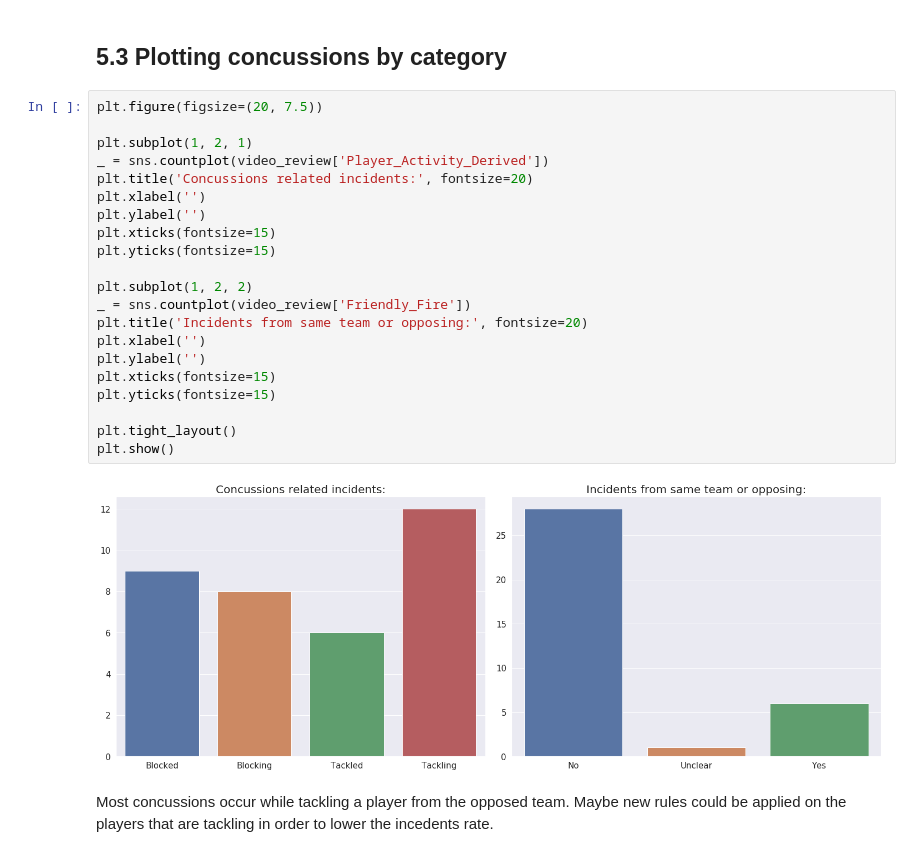
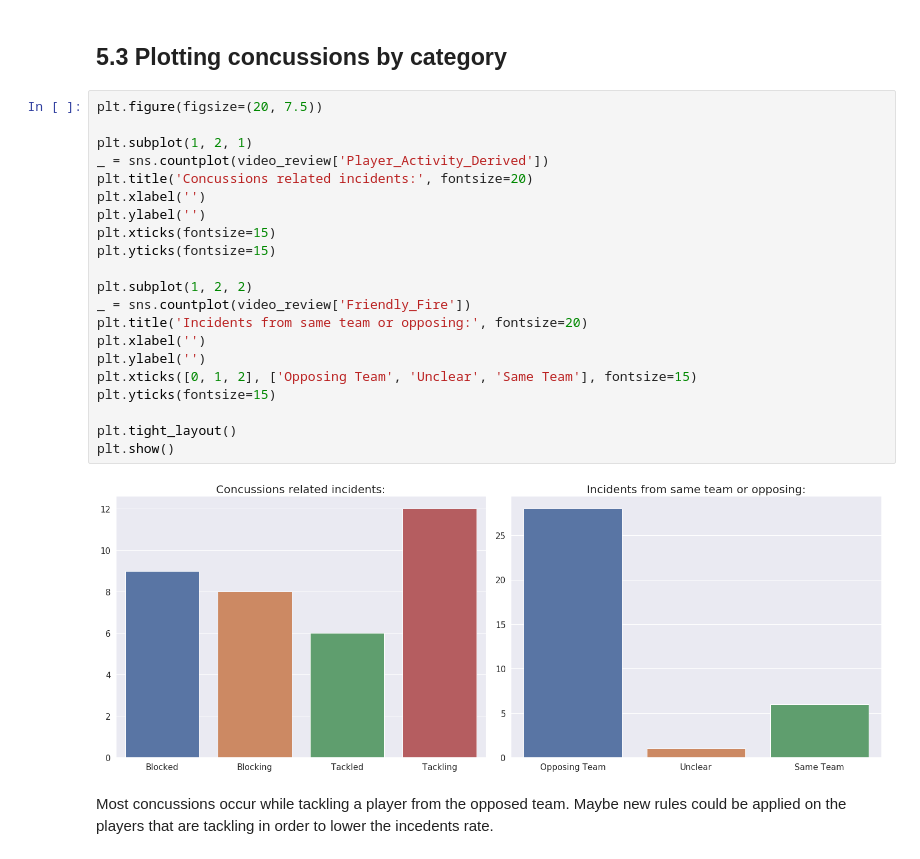
Before and after one commit to CJL89/NFL-Punt-Analysis, a Jupyter notebook: NFL_Punt_Analysis.ipynb, the cells around one changed output. Saved outputs shown, nothing was run; the diff lists cells and outputs as text.

Commit message:
Fixed chart

```diff
--- a/NFL_Punt_Analysis.ipynb
+++ b/NFL_Punt_Analysis.ipynb
@@ -431,26 +435,26 @@ Dropping one of the columns and changing the type of 5 columns, memory usage was
 # %%
 plt.figure(figsize=(20, 7.5))
 
 plt.subplot(1, 2, 1)
 _ = sns.countplot(video_review['Player_Activity_Derived'])
 plt.title('Concussions related incidents:', fontsize=20)
 plt.xlabel('')
 plt.ylabel('')
 plt.xticks(fontsize=15)
 plt.yticks(fontsize=15)
 
 plt.subplot(1, 2, 2)
 _ = sns.countplot(video_review['Friendly_Fire'])
 plt.title('Incidents from same team or opposing:', fontsize=20)
 plt.xlabel('')
 plt.ylabel('')
-plt.xticks(fontsize=15)
+plt.xticks([0, 1, 2], ['Opposing Team', 'Unclear', 'Same Team'], fontsize=15)
 plt.yticks(fontsize=15)
 
 plt.tight_layout()
 plt.show()
 # %% [output]
-[figure, old version]
+[figure, new version]
 # %% [markdown]
 Most concussions occur while tackling a player from the opposed team. Maybe new rules could be applied on the players that are tackling in order to lower the incedents rate.
 # %% [markdown]
```
Also changed, not shown: parts of 6 cells of this notebook.
